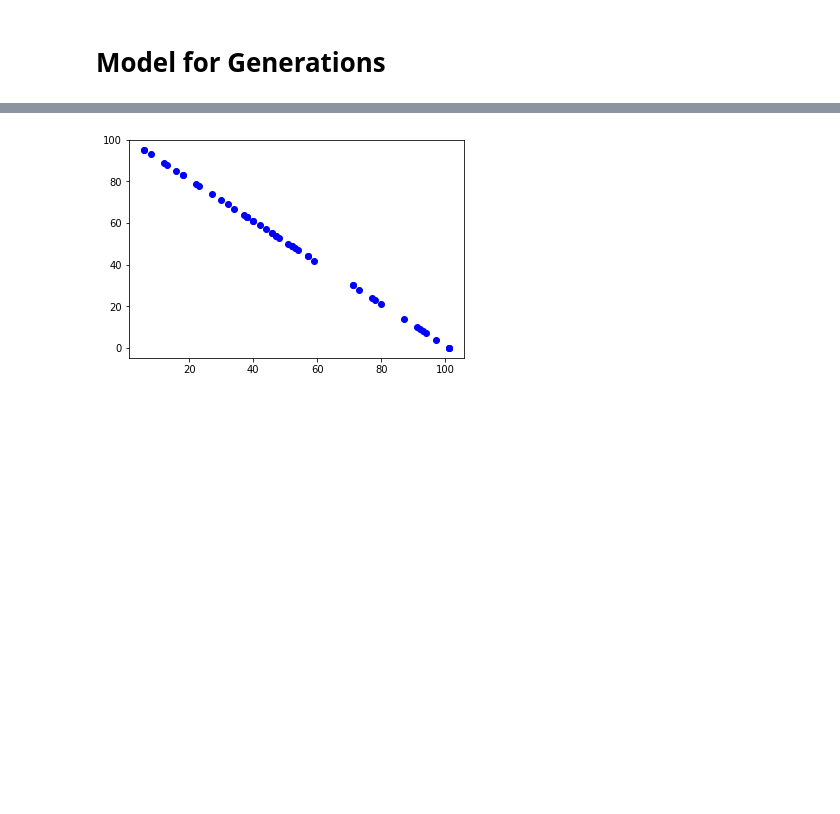
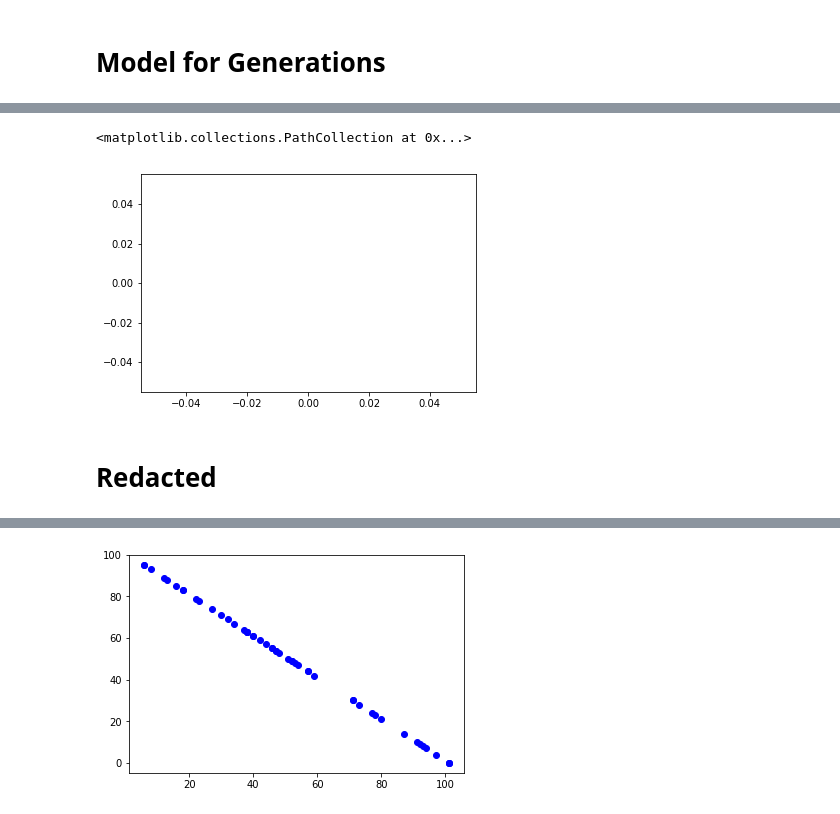
Before and after one commit to pkarnati2004/6.804-Final, a Jupyter notebook: model.ipynb, the cells around one changed output, grey strips where cells are left out. Saved outputs shown, nothing was run; the diff lists cells and outputs as text; code cells hidden in the pictures; blank space fills up the shorter version.

```diff
--- a/model.ipynb
+++ b/model.ipynb
@@ -80,0 +133,2 @@ print(asum/25)
+# %%
+probs_2 = np.copy(probs)
@@ -81,3 +156,40 @@ print(asum/25)
+# %%
+# new_x = []
+# new_y = []
+# for i in range(25):
+for i in range(len(new_x)):
+#     ind = random.randint(0, len(xs)-1)
+#     x = xs.pop(ind)
+#     y = ys.pop(ind)
+    x = new_x[i]
+    y = new_y[i]
+
+    ans = sample(probs_2)
+    a, b = ans[0][0], ans[1][0]
+    a = (a - 200) / 100
+    b = (b - 100) / 100
+
+    mu = a * x + b
+    sigma = 0.001
+
+    y = np.random.normal(mu, sigma, 1000)
+    y = y[random.randint(0,len(y)-1)]
+
+#     # alternative method to sample from normal
+#     y = mu + np.random.normal() * sigma
+
+#     new_x.append(x)
+#     new_y.append(y)
+
+# graph after one generation
+
+plt.figure()
+plt.scatter(new_x, new_y, color="#808000")
+# %% [output]
+<matplotlib.collections.PathCollection at 0x...>
+[figure, added]
+# %% [markdown]
+# Redacted
 # %%
 # Step 1 and 2: generate graph for first function
 xs, ys = plot_function(1, plot=True)
```
Also changed, not shown: parts of 13 cells of this notebook.
